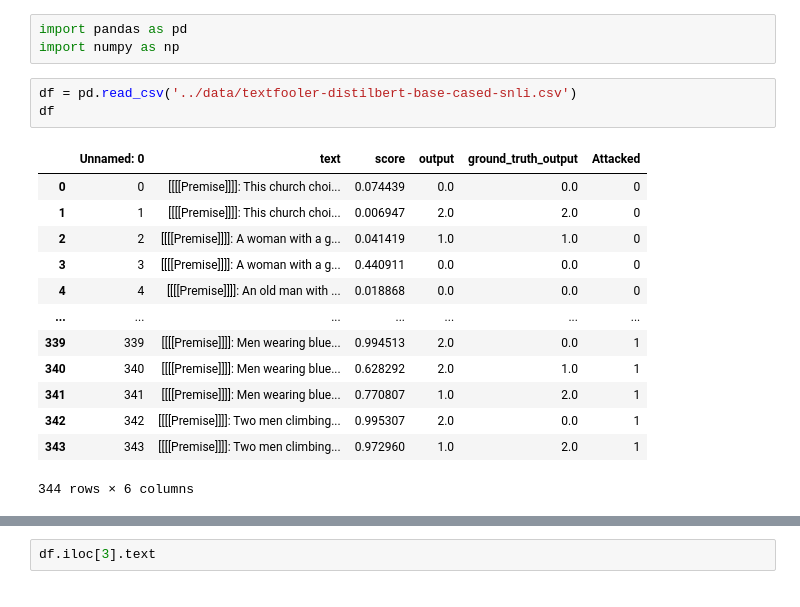
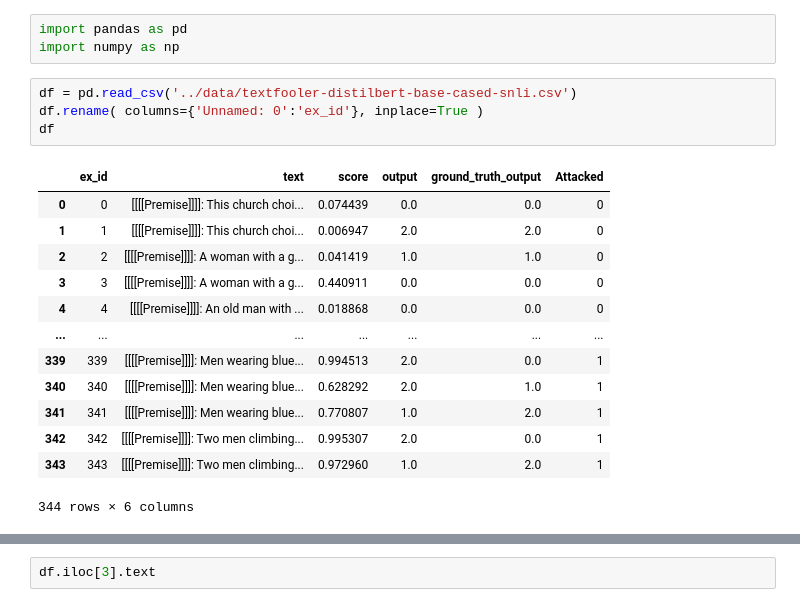
Before and after one commit to katieluo88/spectraltextanomoly, a Jupyter notebook: notebooks/convert_to_json.ipynb, the cells around one changed output, grey strips where cells are left out. Cells and saved outputs as stored; diff of their text form.

```diff
--- a/notebooks/convert_to_json.ipynb
+++ b/notebooks/convert_to_json.ipynb
@@ -3,9 +3,10 @@ import pandas as pd
 import numpy as np
 # %%
 df = pd.read_csv('../data/textfooler-distilbert-base-cased-snli.csv')
+df.rename( columns={'Unnamed: 0':'ex_id'}, inplace=True )
 df
 # %% [output]
-|  | Unnamed: 0 | text | score | output | ground_truth_output | Attacked |
+|  | ex_id | text | score | output | ground_truth_output | Attacked |
 | 0 | 0 | [[[[Premise]]]]: This church choi... | 0.074439 | 0.0 | 0.0 | 0 |
 | 1 | 1 | [[[[Premise]]]]: This church choi... | 0.006947 | 2.0 | 2.0 | 0 |
 | 2 | 2 | [[[[Premise]]]]: A woman with a g... | 0.041419 | 1.0 | 1.0 | 0 |
```
Also changed, not shown: parts of 9 cells of this notebook, 2 other files.
